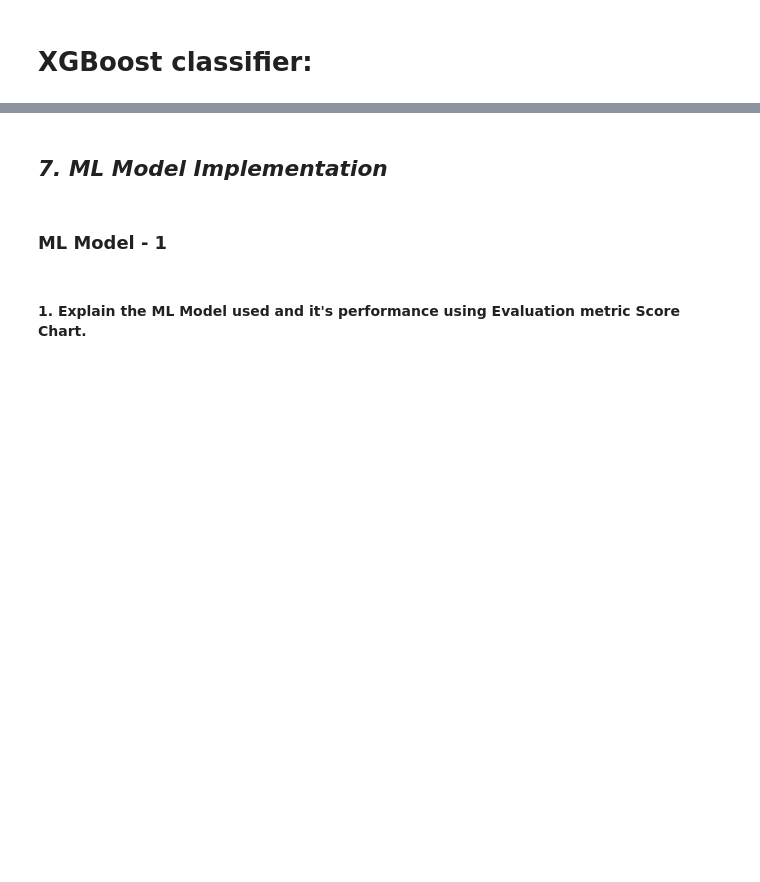
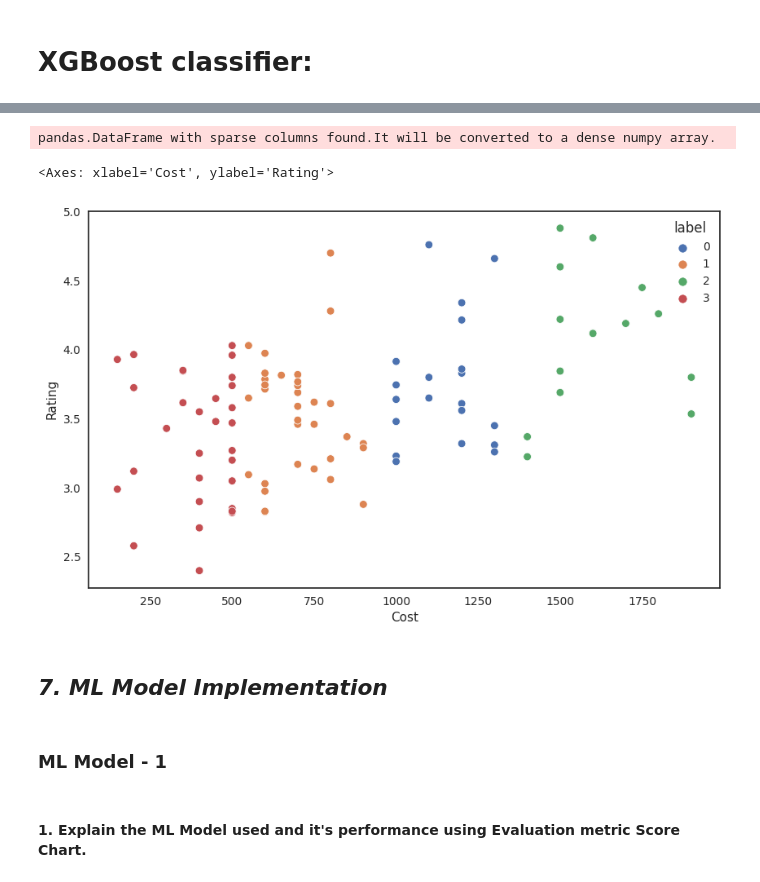
Before and after one commit to adityapatil4141/Zomato-restaurant-clustering-and-sentiment-analysis, a Jupyter notebook: ZOMATO_RESTAURANT_CLUSTERING_AND_SENTIMENT_ANALYSIS.ipynb, the cells around one changed output, grey strips where cells are left out. Saved outputs shown, nothing was run; the diff lists cells and outputs as text; code cells hidden in the pictures; blank space fills up the shorter version.

```diff
--- a/ZOMATO_RESTAURANT_CLUSTERING_AND_SENTIMENT_ANALYSIS.ipynb
+++ b/ZOMATO_RESTAURANT_CLUSTERING_AND_SENTIMENT_ANALYSIS.ipynb
@@ -1158,0 +1383,3 @@ weighted avg       0.96      0.95      0.96      2489
+# %%
+model = KMeans(random_state=11,n_clusters=4)
+model.fit(df_cluster.drop('Restaurant',axis=1))
@@ -1159,3 +1392,16 @@ weighted avg       0.96      0.95      0.96      2489
+# %%
+cluster_lbl = model.predict(df_cluster.drop('Restaurant',axis=1))
+# %% [output]
+pandas.DataFrame with sparse columns found.It will be converted to a dense numpy array.
+# %%
+df_cluster['label']=cluster_lbl
+# %%
+plt.figure(figsize=(10,6))
+sns.set_style('white')
+sns.scatterplot(y='Rating',x='Cost',data=df_cluster, hue='label',palette='deep')
+# %% [output]
+<Axes: xlabel='Cost', ylabel='Rating'>
+[figure, added]
 # %% [markdown]
 ## ***7. ML Model Implementation***
 # %% [markdown]
```
Also changed, not shown: parts of 59 cells of this notebook.
